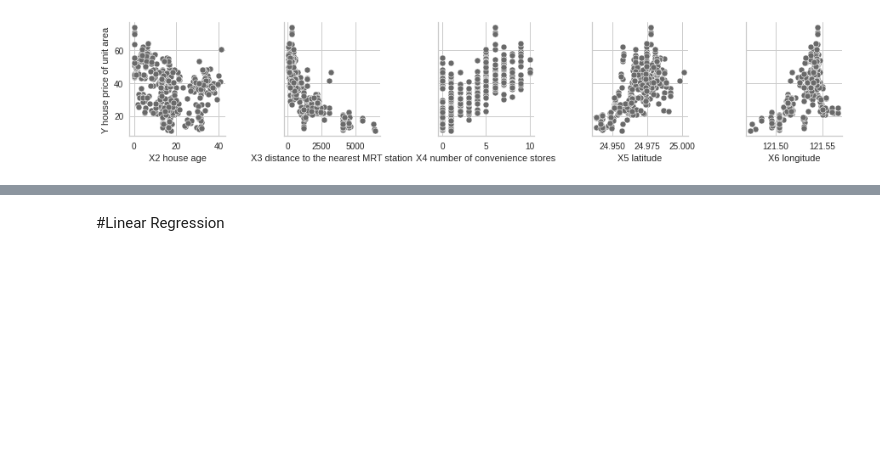
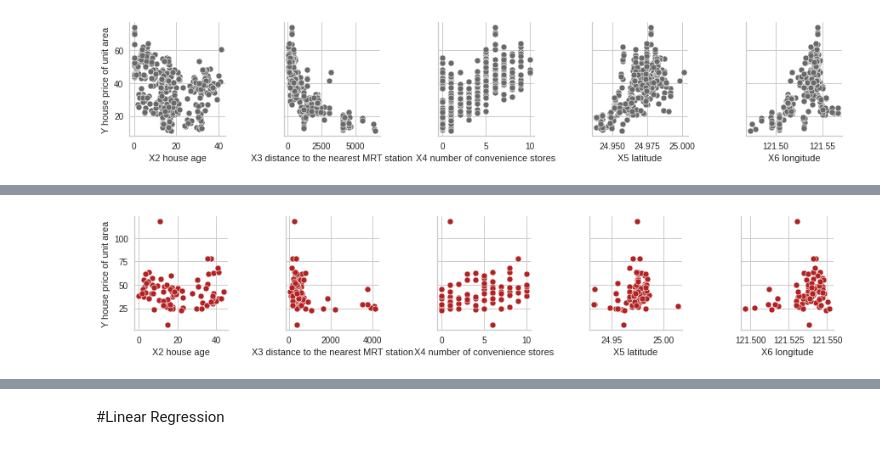
Before and after one commit to raquelcandido/Real_Estate, a Jupyter notebook: RealEstate_price_prediction.ipynb, the cells around one changed output, grey strips where cells are left out. Cells and saved outputs as stored; diff of their text form; code cells hidden in the pictures; blank space fills up the shorter version.

```diff
--- a/RealEstate_price_prediction.ipynb
+++ b/RealEstate_price_prediction.ipynb
@@ -270,0 +293,5 @@ sns.pairplot(data, y_vars='Y house price of unit area', palette = sns.set_palett
+# %%
+sns.pairplot(outlier, y_vars='Y house price of unit area', palette = sns.set_palette(['firebrick']),
+             x_vars=['X2 house age', 'X3 distance to the nearest MRT station', 'X4 number of convenience stores', 'X5 latitude', 'X6 longitude']);
+# %% [output]
+[figure, added]
```
Also changed, not shown: parts of 15 cells of this notebook.
